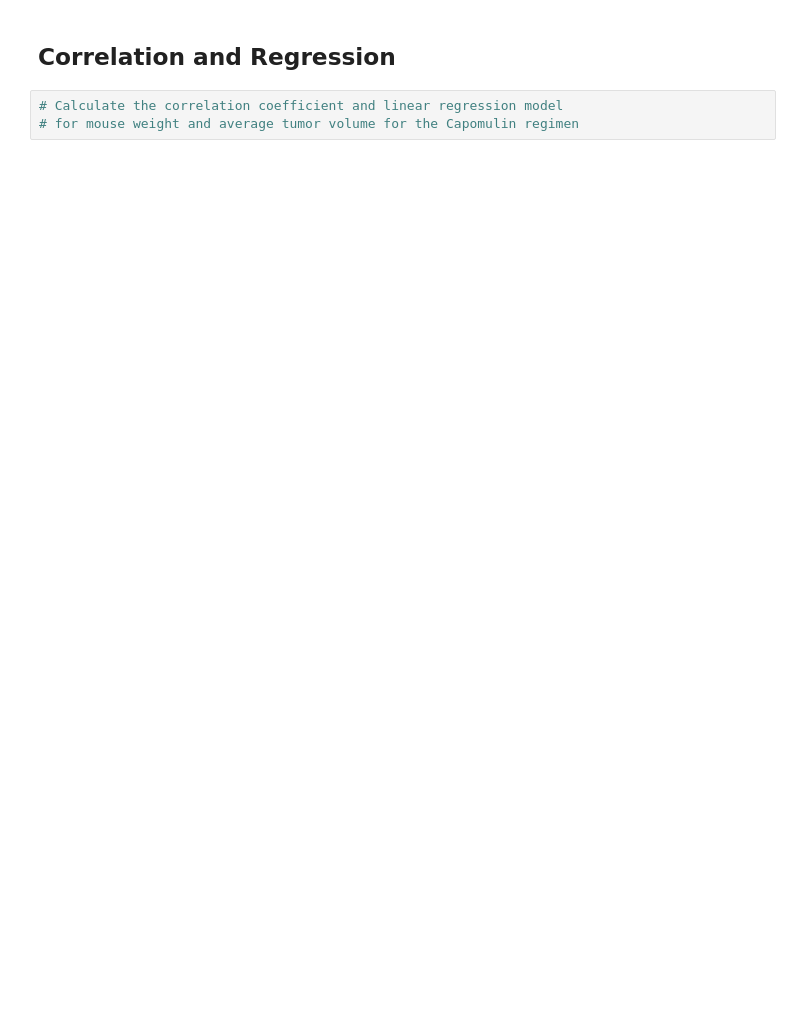
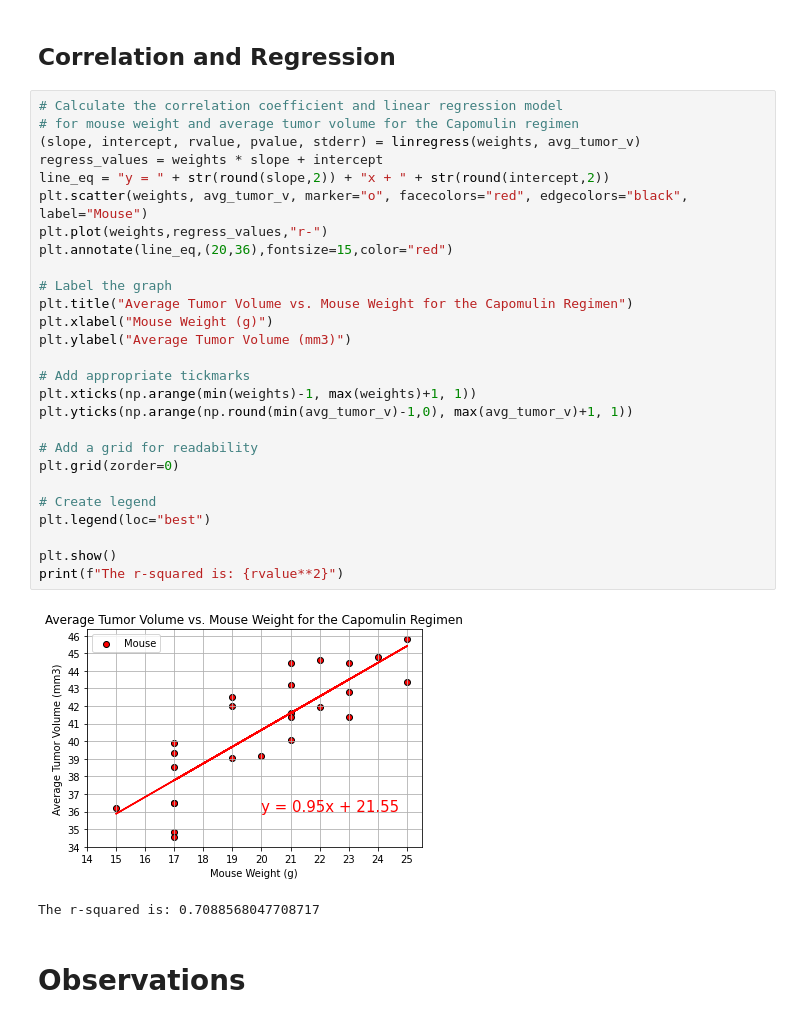
Before and after one commit to nbullerds/matplotlib-challenge, a Jupyter notebook: Matplotlib_Pymaceuticals.ipynb, the cells around one changed output. Drawn from its saved outputs; the diff is of its cells as text; blank space fills up the shorter version.

Commit message:
Completed analysis and observations

```diff
--- a/Matplotlib_Pymaceuticals.ipynb
+++ b/Matplotlib_Pymaceuticals.ipynb
@@ -319,5 +373,34 @@ plt.show()
 # %% [markdown]
 ## Correlation and Regression
-# %%
-# Calculate the correlation coefficient and linear regression model
-# for mouse weight and average tumor volume for the Capomulin regimen
+# %%
+# Calculate the correlation coefficient and linear regression model
+# for mouse weight and average tumor volume for the Capomulin regimen
+(slope, intercept, rvalue, pvalue, stderr) = linregress(weights, avg_tumor_v)
+regress_values = weights * slope + intercept
+line_eq = "y = " + str(round(slope,2)) + "x + " + str(round(intercept,2))
+plt.scatter(weights, avg_tumor_v, marker="o", facecolors="red", edgecolors="black", label="Mouse")
+plt.plot(weights,regress_values,"r-")
+plt.annotate(line_eq,(20,36),fontsize=15,color="red")
+
+# Label the graph
+plt.title("Average Tumor Volume vs. Mouse Weight for the Capomulin Regimen")
+plt.xlabel("Mouse Weight (g)")
+plt.ylabel("Average Tumor Volume (mm3)")
+
+# Add appropriate tickmarks
+plt.xticks(np.arange(min(weights)-1, max(weights)+1, 1))
+plt.yticks(np.arange(np.round(min(avg_tumor_v)-1,0), max(avg_tumor_v)+1, 1))
+
+# Add a grid for readability
+plt.grid(zorder=0)
+
+# Create legend
+plt.legend(loc="best")
+
+plt.show()
+print(f"The r-squared is: {rvalue**2}")
+# %% [output]
+[figure, added]
+The r-squared is: 0.7088568047708717
+# %% [markdown]
+# Observations
```
Also changed, not shown: parts of 8 cells of this notebook.
